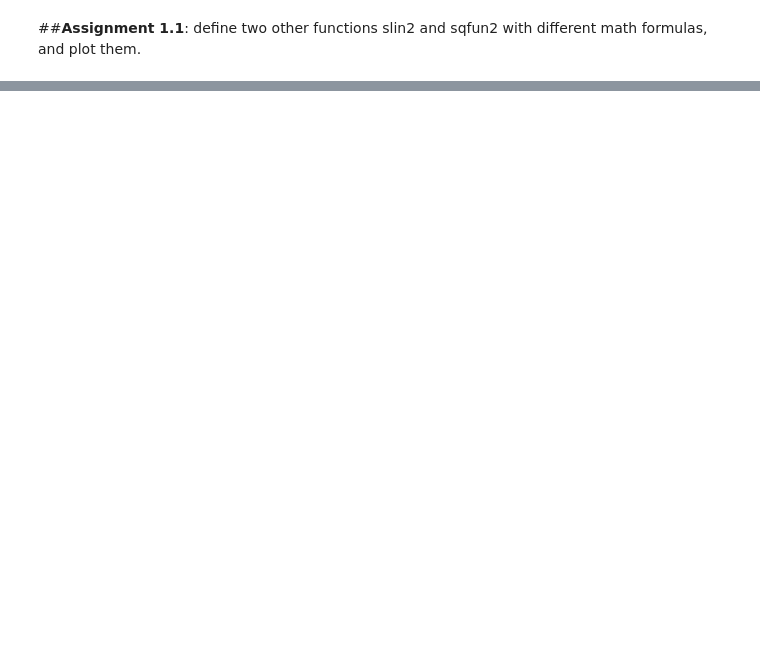
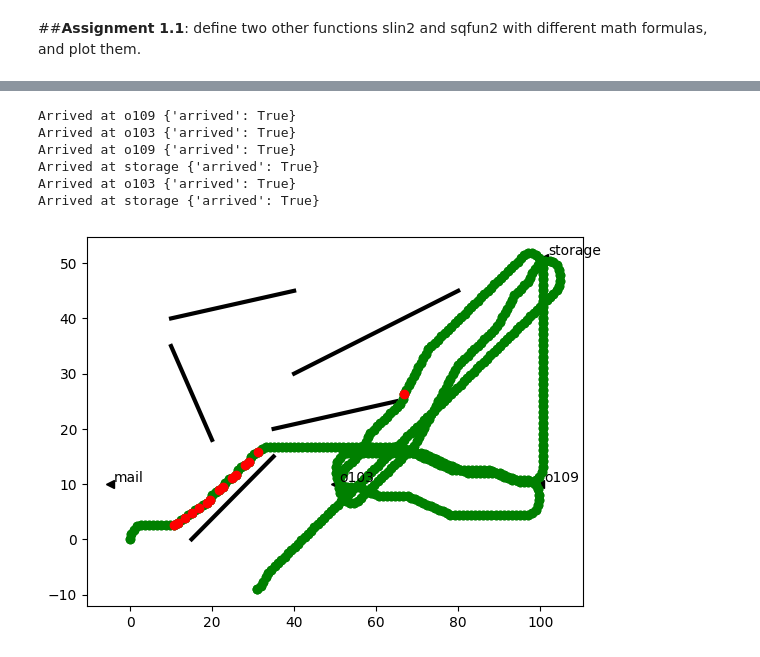
Before and after one commit to MadmanMarble/GLAP, a Jupyter notebook: Amanda_Lambert_Assignment_1.ipynb, the cells around one changed output, grey strips where cells are left out. Drawn from its saved outputs; the diff is of its cells as text; code cells hidden in the pictures; blank space fills up the shorter version.

```diff
--- a/Amanda_Lambert_Assignment_1.ipynb
+++ b/Amanda_Lambert_Assignment_1.ipynb
@@ -169,0 +138,19 @@ Arrived at o103 {'arrived': True}
+# %%
+env = Rob_env({((35,20),(65,25)), ((15,0),(35,15)), ((20,18),(10,35)), ((10,40),(40,45)), ((40,30),(80,45))})
+body = Rob_body(env)
+middle = Rob_middle_layer(body)
+top = Rob_top_layer(middle)
+body.plotting = False
+top.do({'visit':['o109','o103','o109', 'storage', 'o103','storage']})
+middle.do({'go_to':(30,-10), 'timeout':200})
+body.plotting = True
+pl=Plot_env(body,top)
+pl.plot_run()
+# %% [output]
+Arrived at o109 {'arrived': True}
+Arrived at o103 {'arrived': True}
+Arrived at o109 {'arrived': True}
+Arrived at storage {'arrived': True}
+Arrived at o103 {'arrived': True}
+Arrived at storage {'arrived': True}
+[figure, added]
```
Also changed, not shown: parts of 19 cells of this notebook.
